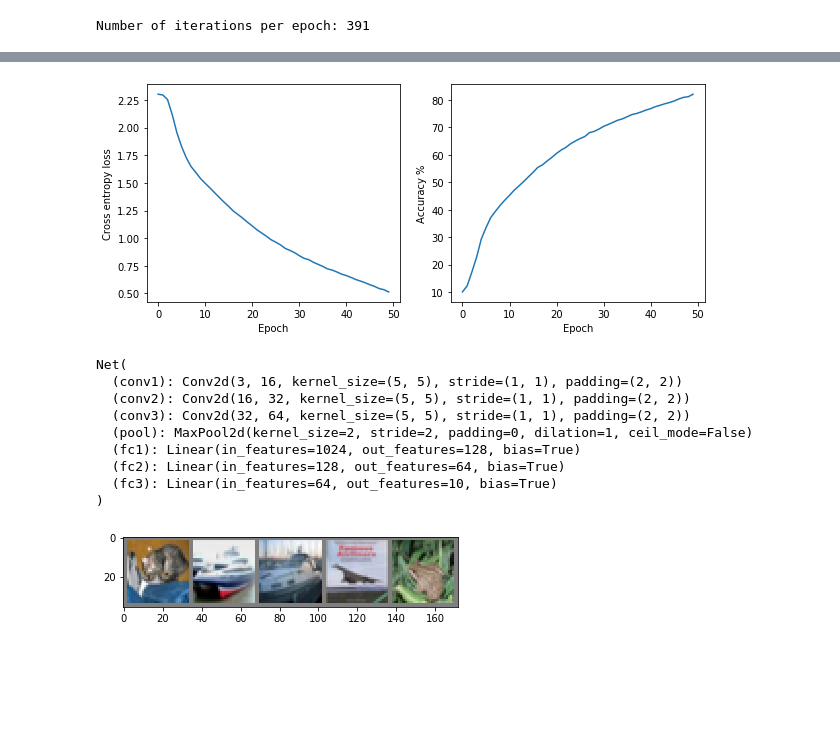
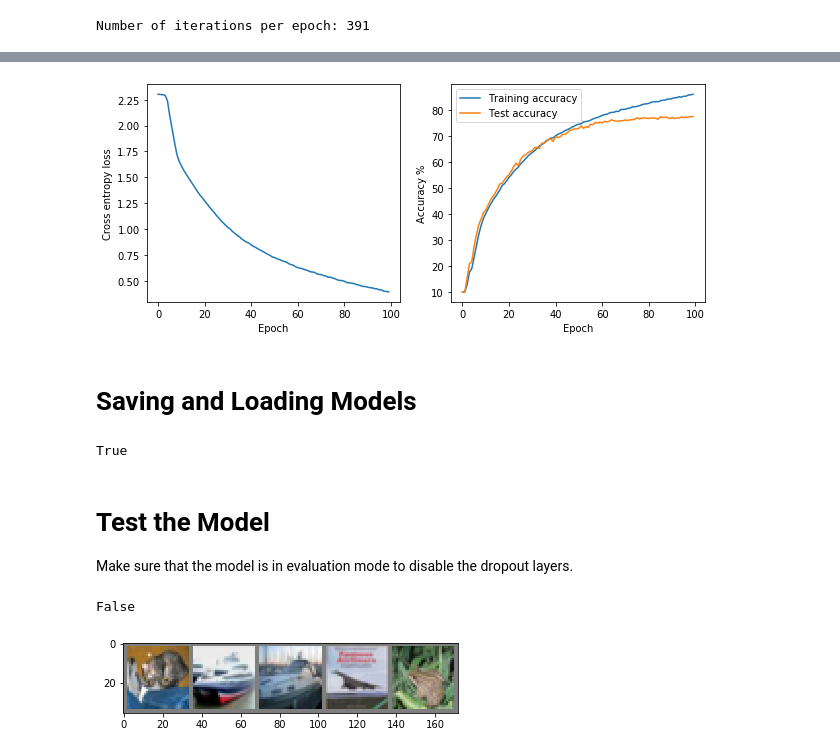
Before and after one commit to CarlFredriksson/image_classification_using_pytorch, a Jupyter notebook: image_classification_pytorch.ipynb, the cells around one changed output, grey strips where cells are left out. Saved outputs shown, nothing was run; the diff lists cells and outputs as text; code cells hidden in the pictures; blank space fills up the shorter version.

```diff
--- a/image_classification_pytorch.ipynb
+++ b/image_classification_pytorch.ipynb
@@ -52,6 +77,7 @@ class Net(nn.Module):
         self.conv2 = nn.Conv2d(16, 32, 5, padding=2)
         self.conv3 = nn.Conv2d(32, 64, 5, padding=2)
         self.pool = nn.MaxPool2d(2, 2)
+        self.dropout = nn.Dropout(p=0.2)
         self.fc1 = nn.Linear(64 * 4 * 4, 128)
         self.fc2 = nn.Linear(128, 64)
         self.fc3 = nn.Linear(64, 10)
@@ -65,7 +91,8 @@ class Net(nn.Module):
         x = F.relu(self.conv3(x)) # N x 64 x 8 x 8
         x = self.pool(x) # N x 64 x 4 x 4
         x = x.view(-1, 64 * 4 * 4) # N x 1024
-        x = F.relu(self.fc1(x)) # N x 124
+        x = F.relu(self.fc1(x)) # N x 128
+        x = self.dropout(x)
         x = F.relu(self.fc2(x)) # N x 64
         x = self.fc3(x) # N x 10
         # Soft-max is added automatically by nn.CrossEntropyLoss().
@@ -88,12 +116,24 @@ optimizer = optim.SGD(net.parameters(), lr=0.001, momentum=0.9)
+# %%
+def compute_test_accuracy():
+    num_total = len(test_set)
+    num_correct = 0
+    with torch.no_grad():
+        for data in test_loader:
+            images, labels = data[0].to(device), data[1].to(device)
+            outputs = net(images)
+            predictions = torch.argmax(outputs.data, 1)
+            num_correct += (predictions == labels).sum().item()
+    return num_correct / num_total
 # %%
 print('Number of iterations per epoch:', len(train_loader))
 # %% [output]
 Number of iterations per epoch: 391
 # %%
 # Train model
-NUM_EPOCHS = 50
+NUM_EPOCHS = 100
 loss_per_epoch = np.zeros(NUM_EPOCHS)
 accuracy_per_epoch = np.zeros(NUM_EPOCHS)
+test_accuracy_per_epoch = np.zeros(NUM_EPOCHS)
 print('Starting training')
 start_time = time.perf_counter()
 for epoch in range(NUM_EPOCHS):
@@ -105,16 +145,23 @@ for epoch in range(NUM_EPOCHS):
 
         # Forward + backward + optimize
         outputs = net(inputs)
-        predicted = torch.argmax(outputs.data, 1)
+        predictions = torch.argmax(outputs.data, 1)
         loss = criterion(outputs, labels)
         loss.backward()
         optimizer.step()
 
         loss_per_epoch[epoch] += loss.item() / len(train_loader)
-        accuracy_per_epoch[epoch] += (predicted == labels).sum().item() / len(train_set)
+        accuracy_per_epoch[epoch] += (predictions == labels).sum().item() / len(train_set)
+    # Compute test accuracy
+    net.train(False)
+    test_accuracy_per_epoch[epoch] = compute_test_accuracy()
+    net.train(True)
+
     # Print statistics
-    print('Epoch [{}/{}] loss: {:.5f} accuracy: {:.2f}%'.format(
-        epoch, NUM_EPOCHS - 1, loss_per_epoch[epoch], 100 * accuracy_per_epoch[epoch]))
+    print('Epoch [{}/{}] loss: {:.5f} accuracy: {:.2f}% test accuracy: {:.2f}%'.format(
+        epoch, NUM_EPOCHS - 1, loss_per_epoch[epoch],
+        100 * accuracy_per_epoch[epoch],
+        100 * test_accuracy_per_epoch[epoch]))
 elapsed_time = time.perf_counter() - start_time
 print(f'Finished training - elapsed_time: {elapsed_time:.0f} sec')
 # %% [output]
@@ -138,14 +185,18 @@ Finished training - elapsed_time: 482 sec
 # %%
 fig, ax = plt.subplots(1, 2, figsize=(10, 4))
 ax[0].plot(np.arange(NUM_EPOCHS), loss_per_epoch)
 ax[0].set_xlabel('Epoch')
 ax[0].set_ylabel('Cross entropy loss')
-ax[1].plot(np.arange(NUM_EPOCHS), 100* accuracy_per_epoch)
+ax[1].plot(np.arange(NUM_EPOCHS), 100 * accuracy_per_epoch, label='Training accuracy')
+ax[1].plot(np.arange(NUM_EPOCHS), 100 * test_accuracy_per_epoch, label='Test accuracy')
 ax[1].set_xlabel('Epoch')
 ax[1].set_ylabel('Accuracy %')
+ax[1].legend()
 plt.show()
 # %% [output]
-[figure, old version]
+[figure, new version]
+# %% [markdown]
+# Saving and Loading Models
 # %%
 # Save trained model
 save_path = './nn_cifar10.pth'
@@ -155,17 +206,19 @@ torch.save(net.state_dict(), save_path)
 net = Net()
 net.load_state_dict(torch.load(save_path))
 net.to(device)
-net.eval()
+print(net.training)
 # %% [output]
-Net(
-  (conv1): Conv2d(3, 16, kernel_size=(5, 5), stride=(1, 1), padding=(2, 2))
-  (conv2): Conv2d(16, 32, kernel_size=(5, 5), stride=(1, 1), padding=(2, 2))
-  (conv3): Conv2d(32, 64, kernel_size=(5, 5), stride=(1, 1), padding=(2, 2))
-  (pool): MaxPool2d(kernel_size=2, stride=2, padding=0, dilation=1, ceil_mode=False)
-  (fc1): Linear(in_features=1024, out_features=128, bias=True)
-  (fc2): Linear(in_features=128, out_features=64, bias=True)
-  (fc3): Linear(in_features=64, out_features=10, bias=True)
-)
+True
+# %% [markdown]
+# Test the Model
+
+Make sure that the model is in evaluation mode to disable the dropout layers.
+# %%
+# Make sure that the model is in eval mode
+net.eval()
+print(net.training)
+# %% [output]
+False
 # %%
 # Show some test images
 data_iter = iter(test_loader)
```
Also changed, not shown: parts of 14 cells of this notebook, 1 other file.
